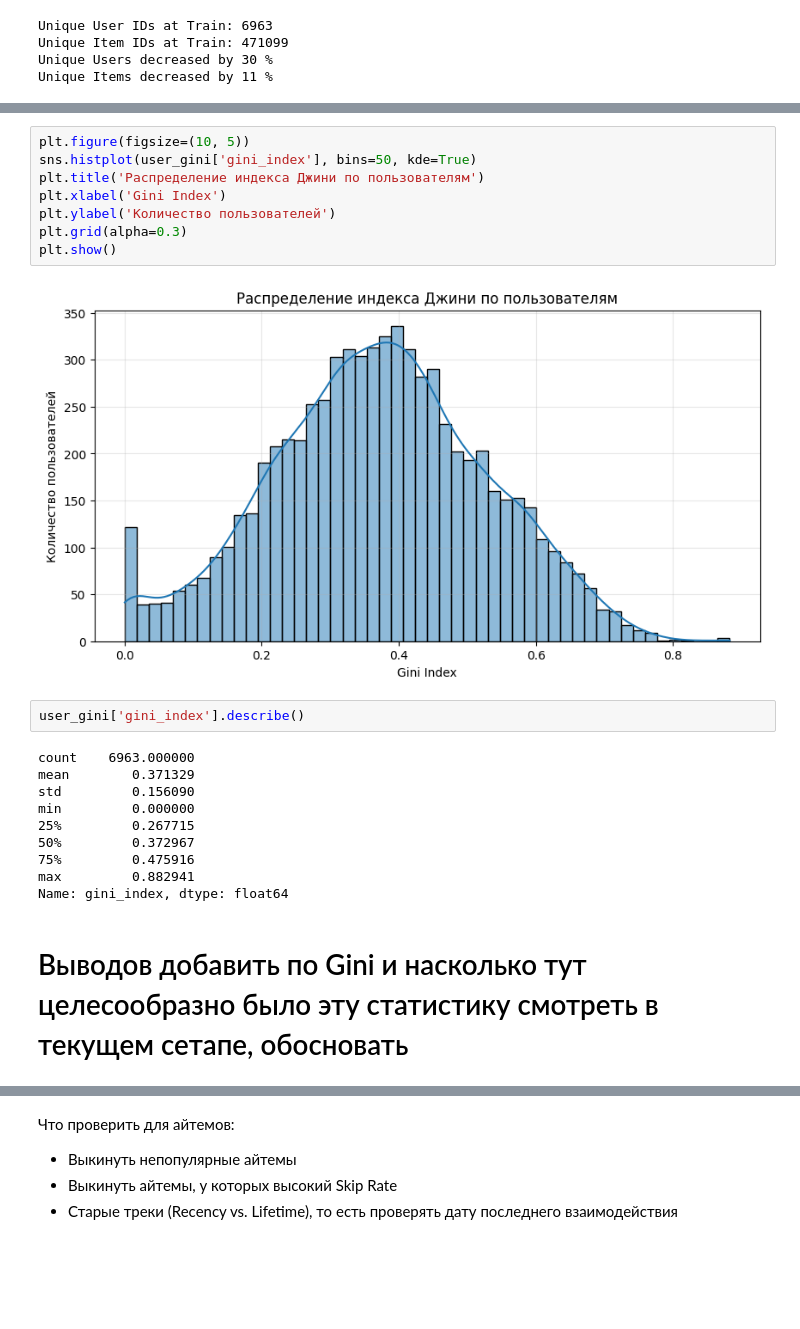
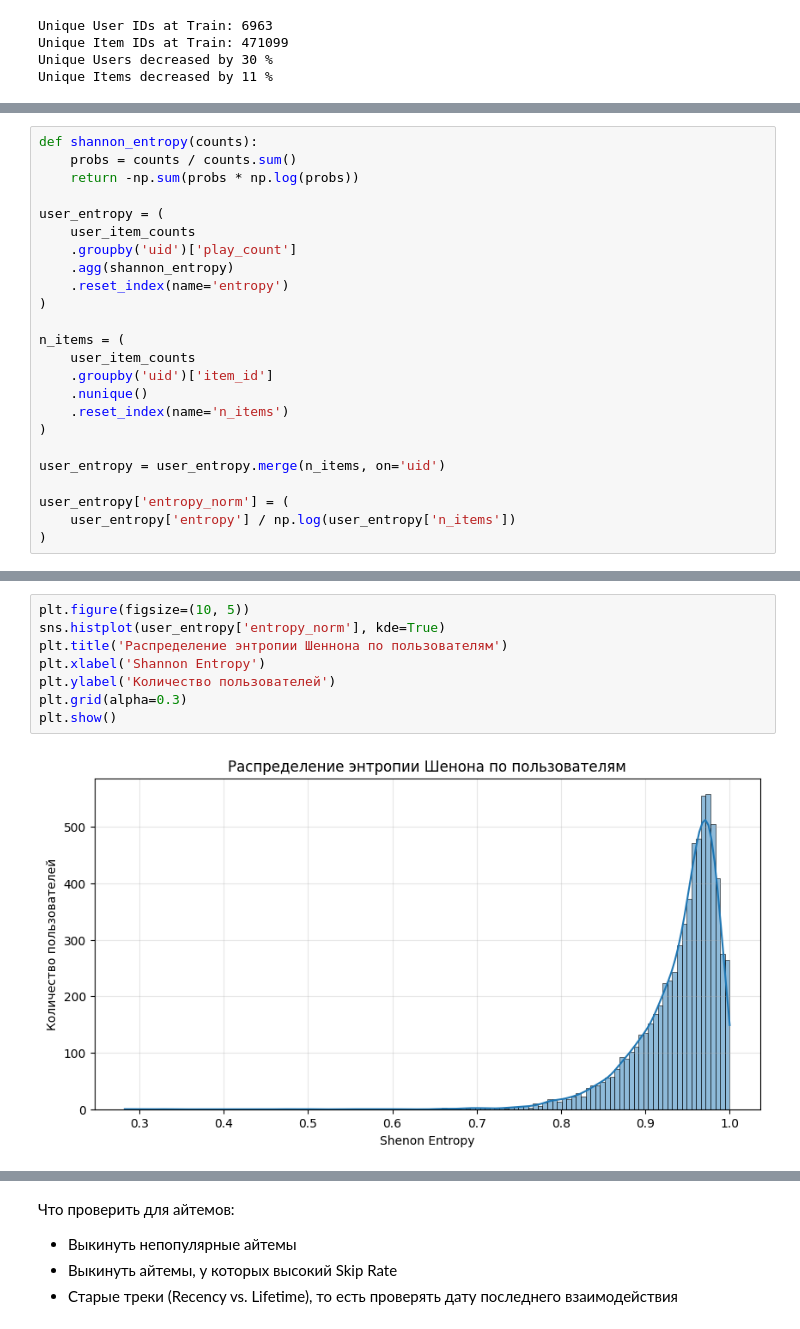
Before and after one commit to layvvs/hse-ai-year-project-2025, a Jupyter notebook: checkpoint-6-bmyakin/new-eda.ipynb, the cells around one changed output, grey strips where cells are left out. Drawn from its saved outputs; the diff is of its cells as text; blank space fills up the shorter version.

Commit message:
Shannon Entropy

```diff
--- a/checkpoint-6-bmyakin/new-eda.ipynb
+++ b/checkpoint-6-bmyakin/new-eda.ipynb
@@ -195,0 +179,24 @@ user_gini = (
+# %%
+def shannon_entropy(counts):
+    probs = counts / counts.sum()
+    return -np.sum(probs * np.log(probs))
+
+user_entropy = (
+    user_item_counts
+    .groupby('uid')['play_count']
+    .agg(shannon_entropy)
+    .reset_index(name='entropy')
+)
+
+n_items = (
+    user_item_counts
+    .groupby('uid')['item_id']
+    .nunique()
+    .reset_index(name='n_items')
+)
+
+user_entropy = user_entropy.merge(n_items, on='uid')
+
+user_entropy['entropy_norm'] = (
+    user_entropy['entropy'] / np.log(user_entropy['n_items'])
+)
@@ -196,24 +219,10 @@ user_gini = (
 # %%
 plt.figure(figsize=(10, 5))
-sns.histplot(user_gini['gini_index'], bins=50, kde=True)
-plt.title('Распределение индекса Джини по пользователям')
-plt.xlabel('Gini Index')
+sns.histplot(user_entropy['entropy_norm'], kde=True)
+plt.title('Распределение энтропии Шеннона по пользователям')
+plt.xlabel('Shannon Entropy')
 plt.ylabel('Количество пользователей')
 plt.grid(alpha=0.3)
 plt.show()
 # %% [output]
-[figure, old version]
+[figure, new version]
-# %%
-user_gini['gini_index'].describe()
-# %% [output]
-count    6963.000000
-mean        0.371329
-std         0.156090
-min         0.000000
-25%         0.267715
-50%         0.372967
-75%         0.475916
-max         0.882941
-Name: gini_index, dtype: float64
-# %% [markdown]
-# Выводов добавить по Gini и насколько тут целесообразно было эту статистику смотреть в текущем сетапе, обосновать
```
Also changed, not shown: parts of 21 cells of this notebook, 4 other files.
